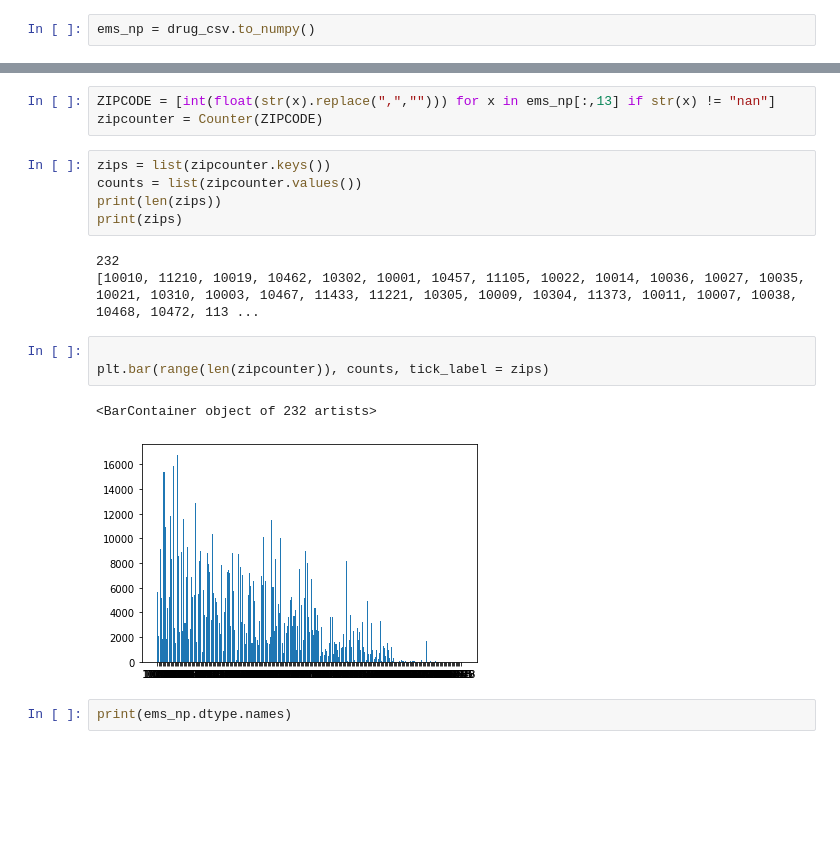
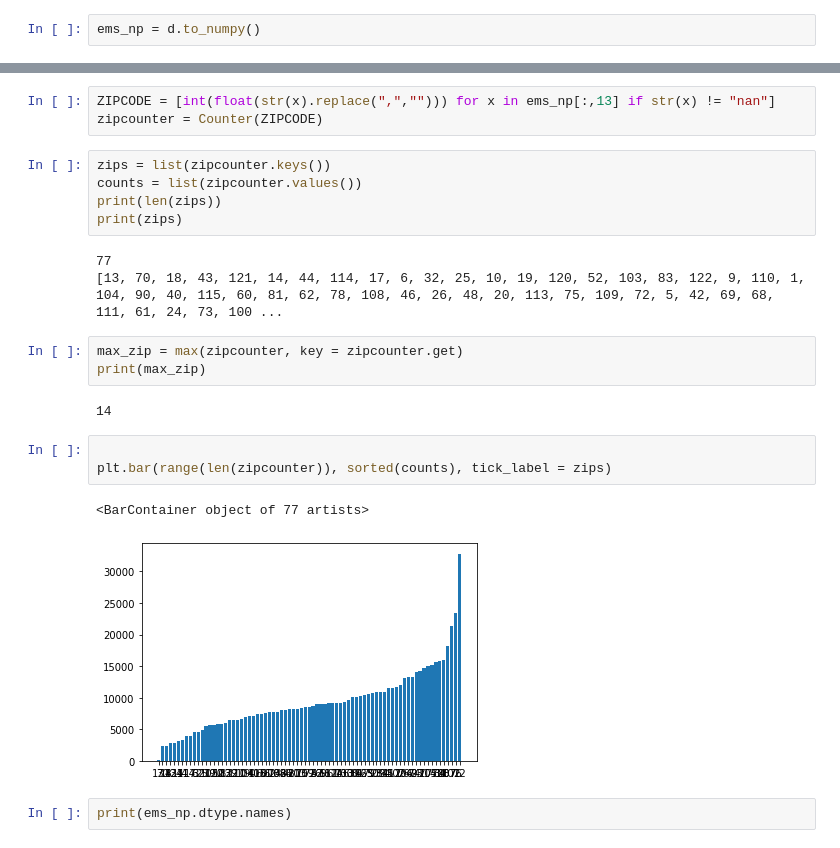
Before and after one commit to deanvogel/DataAnalyticsProject, a Jupyter notebook: test.ipynb, the cells around one changed output, grey strips where cells are left out. Cells and saved outputs as stored; diff of their text form; blank space fills up the shorter version.

```diff
--- a/test.ipynb
+++ b/test.ipynb
@@ -41,7 +42,7 @@ d = pd.read_pickle("drug_related.pkl")
 # %%
 drug_csv.to_csv("drug_related_ems.csv")
 # %%
-ems_np = drug_csv.to_numpy()
+ems_np = d.to_numpy()
 # %%
 boroughs = ems_np[:,11]
 # %%
@@ -81,14 +82,19 @@ counts = list(zipcounter.values())
 print(len(zips))
 print(zips)
 # %% [output]
-232
-[10010, 11210, 10019, 10462, 10302, 10001, 10457, 11105, 10022, 10014, 10036, 10027, 10035, 10021, 10310, 10003, 10467, 11433, 11221, 10305, 10009, 10304, 11373, 10011, 10007, 10038, 10468, 10472, 113 ...
+77
+[13, 70, 18, 43, 121, 14, 44, 114, 17, 6, 32, 25, 10, 19, 120, 52, 103, 83, 122, 9, 110, 1, 104, 90, 40, 115, 60, 81, 62, 78, 108, 46, 26, 48, 20, 113, 75, 109, 72, 5, 42, 69, 68, 111, 61, 24, 73, 100 ...
+# %%
+max_zip = max(zipcounter, key = zipcounter.get)
+print(max_zip)
+# %% [output]
+14
 # %%
 
-plt.bar(range(len(zipcounter)), counts, tick_label = zips)
+plt.bar(range(len(zipcounter)), sorted(counts), tick_label = zips)
 # %% [output]
-<BarContainer object of 232 artists>
+<BarContainer object of 77 artists>
-[figure, old version]
+[figure, new version]
 # %%
 print(ems_np.dtype.names)
 # %% [output]
```
Also changed, not shown: parts of 4 cells of this notebook, 5 other files.
